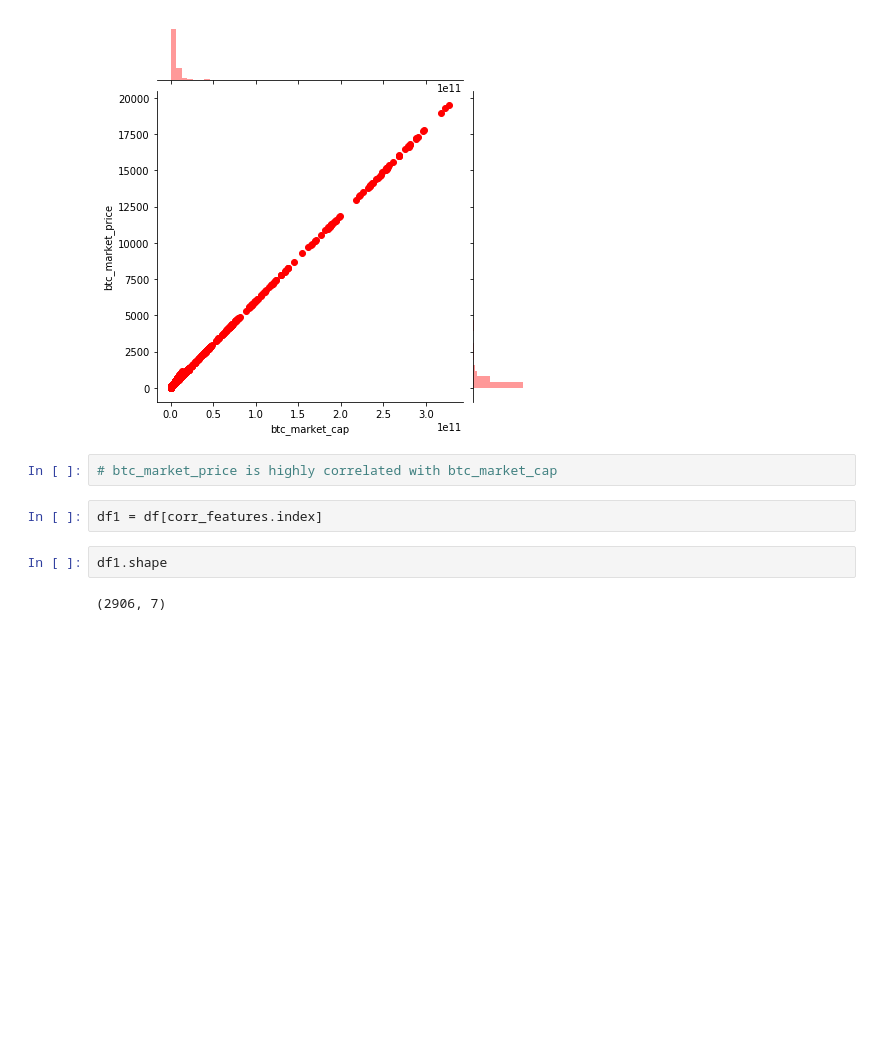
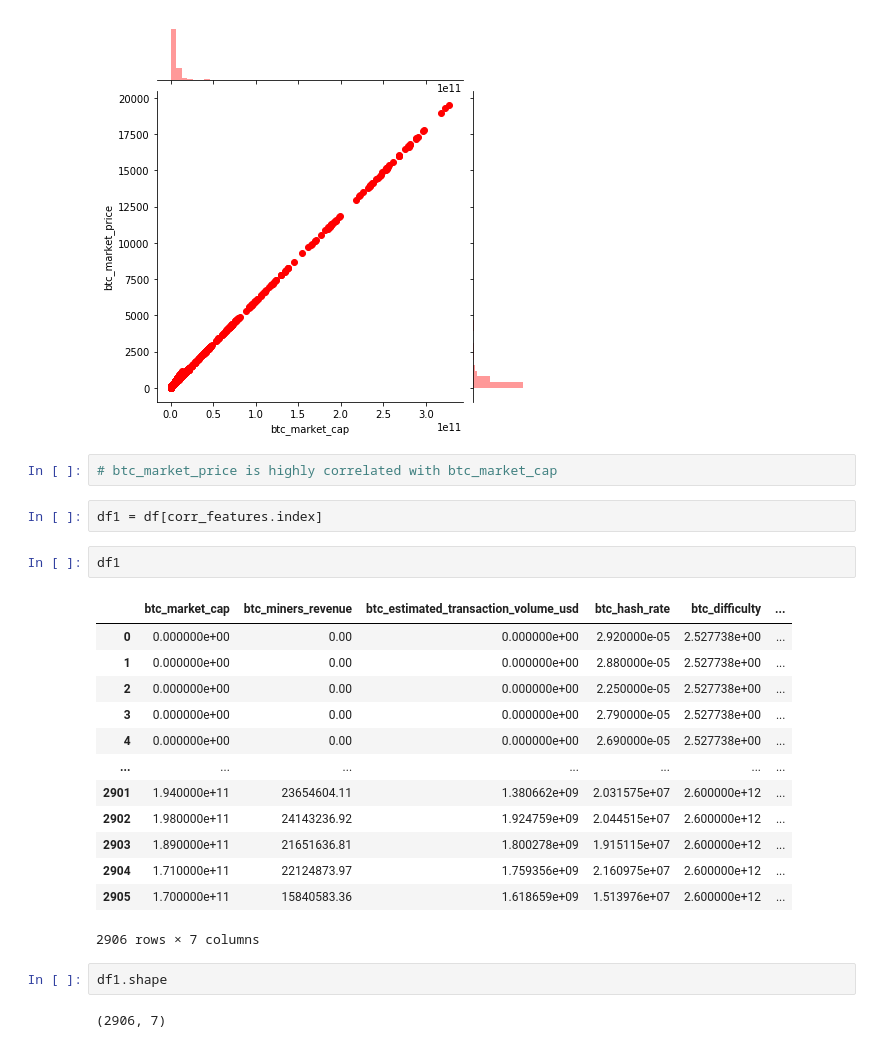
Before and after one commit to JatinSadhwani02/Bit-Coin-Price-Prediction-Machine-Learning, a Jupyter notebook: Bit Coin Prediction.ipynb, the cells around one changed output. Drawn from its saved outputs; the diff is of its cells as text; blank space fills up the shorter version.

```diff
--- a/Bit Coin Prediction.ipynb
+++ b/Bit Coin Prediction.ipynb
@@ -143,6 +134,22 @@ sns.jointplot(df['btc_market_cap'] , df['btc_market_price'],color='red')
 # btc_market_price is highly correlated with btc_market_cap
 # %%
 df1 = df[corr_features.index]
+# %%
+df1
+# %% [output]
+|  | btc_market_cap | btc_miners_revenue | btc_estimated_transaction_volume_usd | btc_hash_rate | btc_difficulty | ... |
+| 0 | 0.000000e+00 | 0.00 | 0.000000e+00 | 2.920000e-05 | 2.527738e+00 | ... |
+| 1 | 0.000000e+00 | 0.00 | 0.000000e+00 | 2.880000e-05 | 2.527738e+00 | ... |
+| 2 | 0.000000e+00 | 0.00 | 0.000000e+00 | 2.250000e-05 | 2.527738e+00 | ... |
+| 3 | 0.000000e+00 | 0.00 | 0.000000e+00 | 2.790000e-05 | 2.527738e+00 | ... |
+| 4 | 0.000000e+00 | 0.00 | 0.000000e+00 | 2.690000e-05 | 2.527738e+00 | ... |
+| ... | ... | ... | ... | ... | ... | ... |
+| 2901 | 1.940000e+11 | 23654604.11 | 1.380662e+09 | 2.031575e+07 | 2.600000e+12 | ... |
+| 2902 | 1.980000e+11 | 24143236.92 | 1.924759e+09 | 2.044515e+07 | 2.600000e+12 | ... |
+| 2903 | 1.890000e+11 | 21651636.81 | 1.800278e+09 | 1.915115e+07 | 2.600000e+12 | ... |
+| 2904 | 1.710000e+11 | 22124873.97 | 1.759356e+09 | 2.160975e+07 | 2.600000e+12 | ... |
+| 2905 | 1.700000e+11 | 15840583.36 | 1.618659e+09 | 1.513976e+07 | 2.600000e+12 | ... |
+2906 rows × 7 columns
 # %%
 df1.shape
 # %% [output]
```
Also changed, not shown: parts of 17 cells of this notebook.
